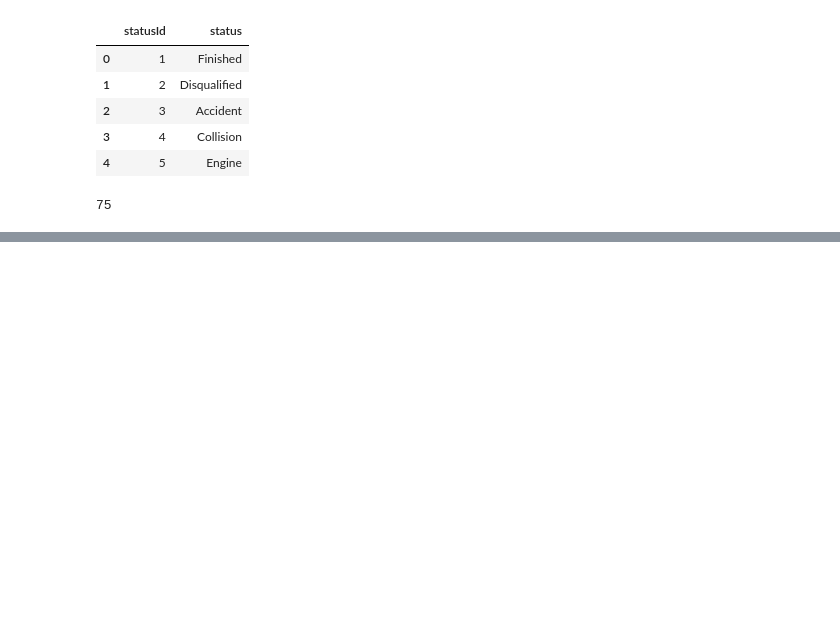
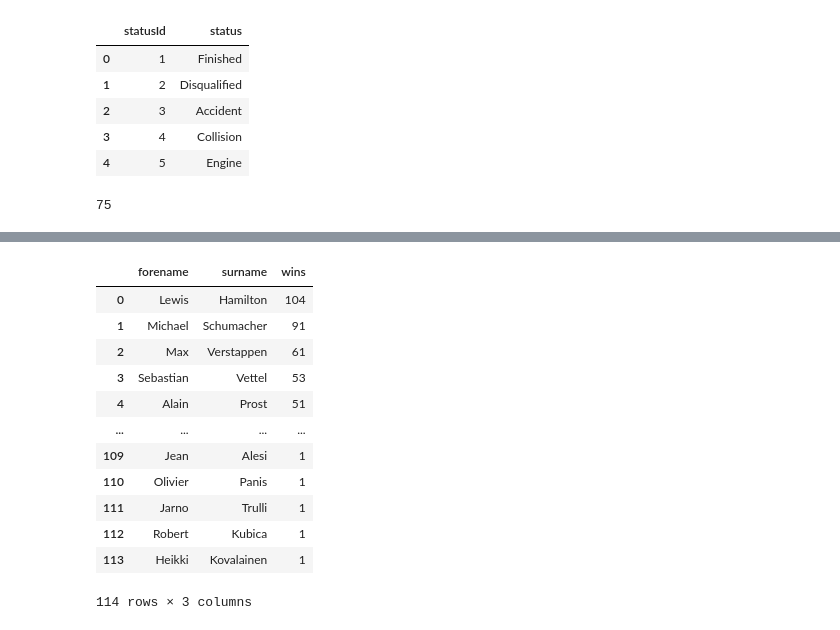
Before and after one commit to sagarverma29/F1-World-Championship-Analysis, a Jupyter notebook: Formula 1 EDA.ipynb, the cells around one changed output, grey strips where cells are left out. Saved outputs shown, nothing was run; the diff lists cells and outputs as text; code cells hidden in the pictures; blank space fills up the shorter version.

```diff
--- a/Formula 1 EDA.ipynb
+++ b/Formula 1 EDA.ipynb
@@ -187,0 +206,26 @@ with engine.connect() as connection:
+# %%
+#driver performance
+query = """
+        SELECT drivers.forename, drivers.surname, COUNT(results.position) AS wins
+        FROM drivers
+        JOIN results ON drivers.driverId = results.driverId
+        WHERE results.position = 1
+        GROUP BY drivers.driverId
+        ORDER BY wins DESC
+        """
+driver_performance = pd.read_sql(query, engine)
+driver_performance
+# %% [output]
+|  | forename | surname | wins |
+| 0 | Lewis | Hamilton | 104 |
+| 1 | Michael | Schumacher | 91 |
+| 2 | Max | Verstappen | 61 |
+| 3 | Sebastian | Vettel | 53 |
+| 4 | Alain | Prost | 51 |
+| ... | ... | ... | ... |
+| 109 | Jean | Alesi | 1 |
+| 110 | Olivier | Panis | 1 |
+| 111 | Jarno | Trulli | 1 |
+| 112 | Robert | Kubica | 1 |
+| 113 | Heikki | Kovalainen | 1 |
+114 rows × 3 columns
```
Also changed, not shown: parts of 7 cells of this notebook, 1 other file.
